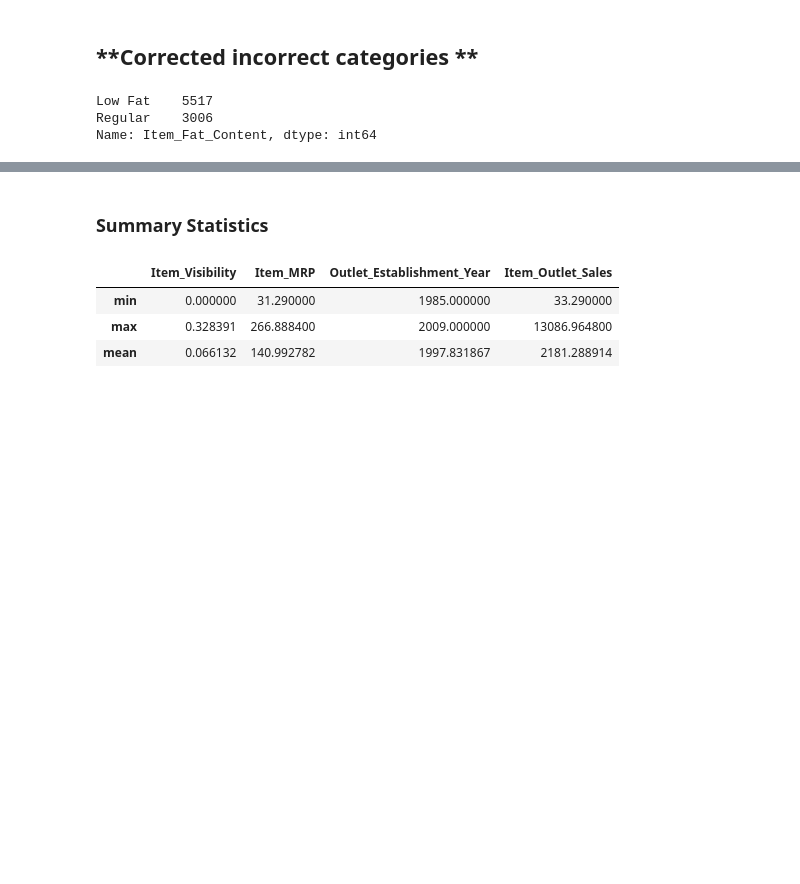
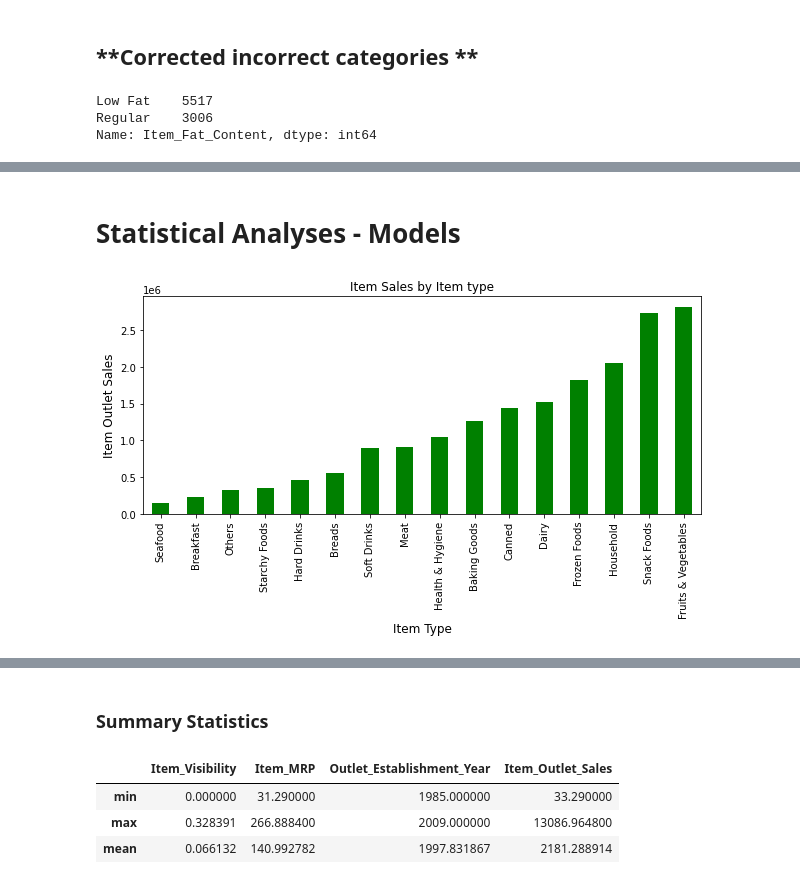
Before and after one commit to jeangarcia77/sales-predictions, a Jupyter notebook: Food_Sales_Predictions.ipynb, the cells around one changed output, grey strips where cells are left out. Saved outputs shown, nothing was run; the diff lists cells and outputs as text; code cells hidden in the pictures; blank space fills up the shorter version.

```diff
--- a/Food_Sales_Predictions.ipynb
+++ b/Food_Sales_Predictions.ipynb
@@ -112,0 +143,16 @@ Name: Outlet_Size, dtype: int64
+# %% [markdown]
+# Statistical Analyses - Models
+# %%
+# Item types and item Outlet sales
+plt.figure(figsize=(10,4))
+df.groupby(['Item_Type'])['Item_Outlet_Sales'].sum().sort_values(ascending=True).plot(kind='bar', color='green')
+
+#labels
+plt.title("Item Sales by Item type")
+plt.ylabel('Item Outlet Sales', fontsize=12)
+plt.xlabel('Item Type', fontsize=12)
+
+
+plt.show()
+# %% [output]
+[figure, added]
```
Also changed, not shown: parts of 13 cells of this notebook.
